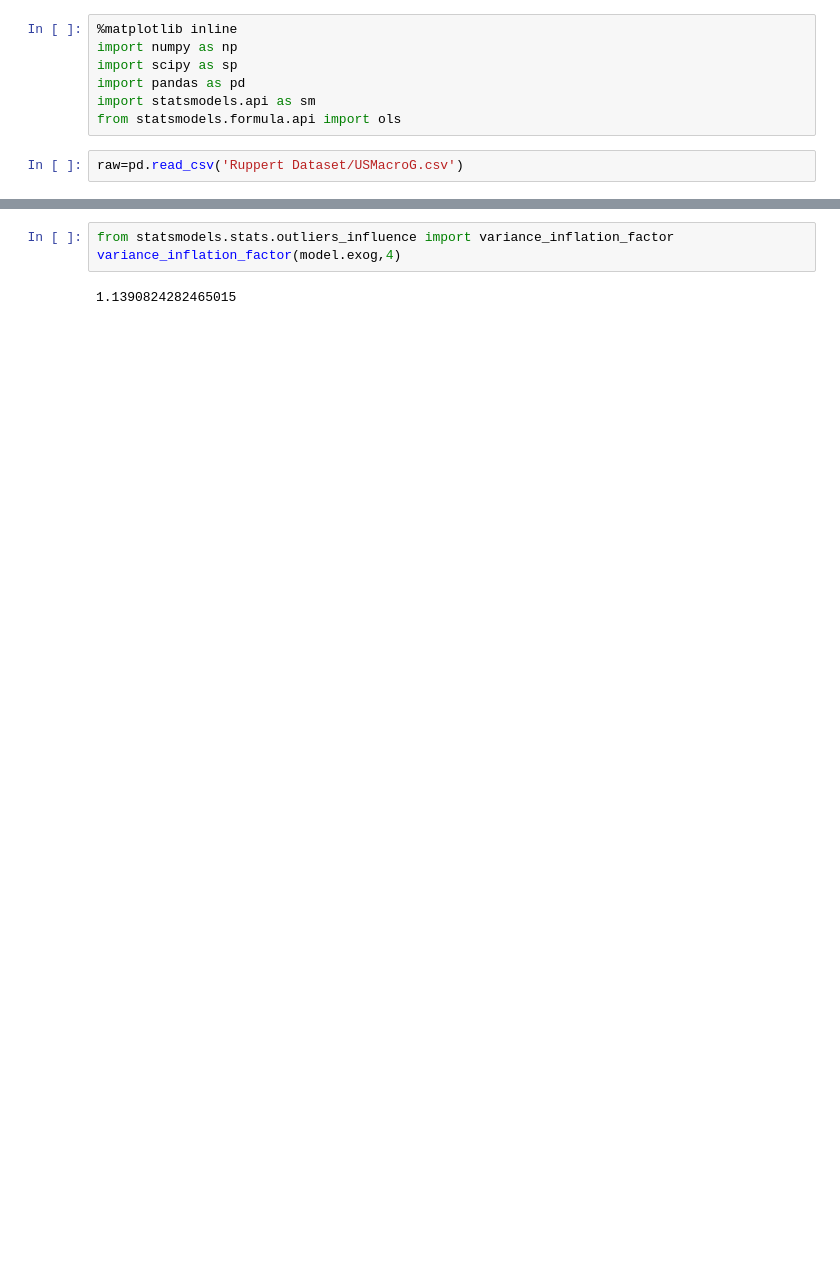
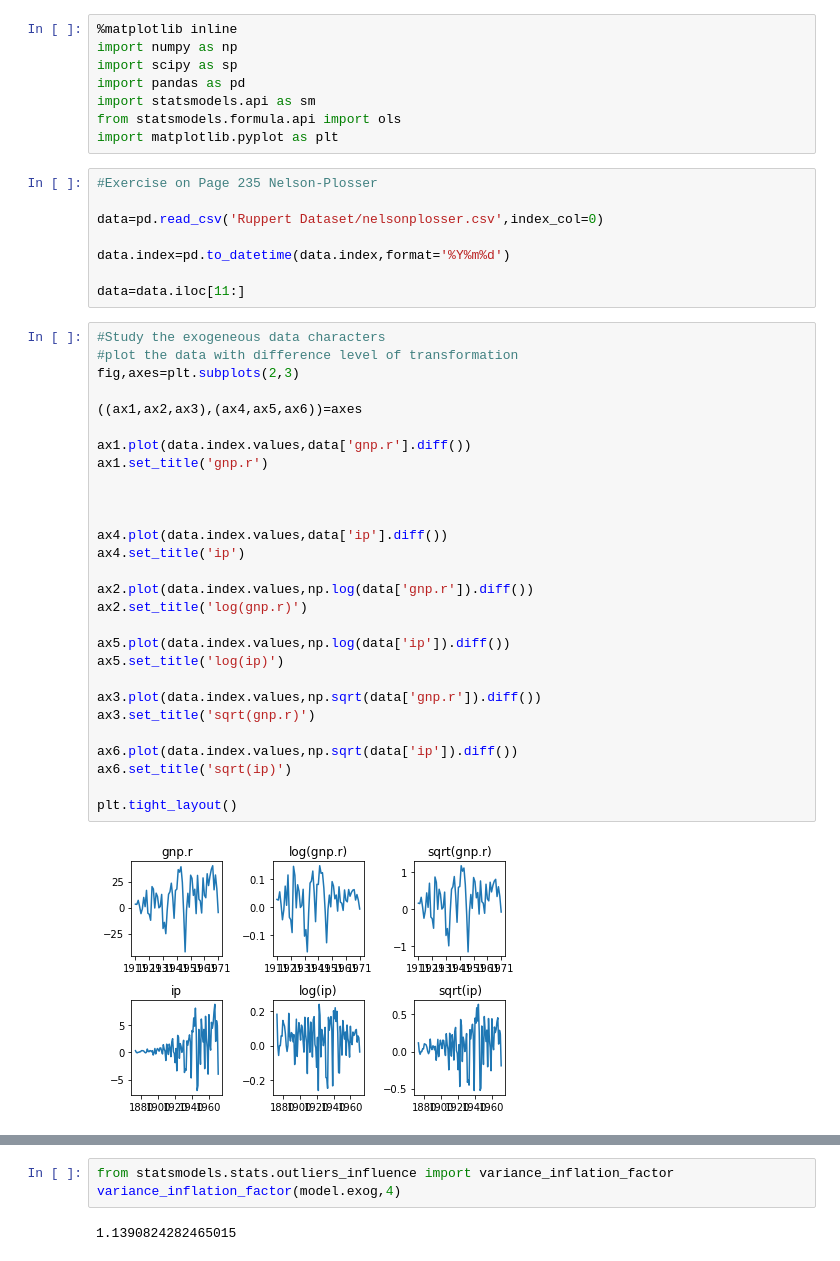
Before and after one commit to Russell-Ding/Ruppert-R-to-Python-Translate, a Jupyter notebook: Chapter 9 Exercise.ipynb, the cells around one changed output, grey strips where cells are left out. Cells and saved outputs as stored; diff of their text form; blank space fills up the shorter version.

```diff
--- a/Chapter 9 Exercise.ipynb
+++ b/Chapter 9 Exercise.ipynb
@@ -5,5 +5,42 @@ import scipy as sp
 import pandas as pd
 import statsmodels.api as sm
 from statsmodels.formula.api import ols
+import matplotlib.pyplot as plt
-# %%
-raw=pd.read_csv('Ruppert Dataset/USMacroG.csv')
+# %%
+#Exercise on Page 235 Nelson-Plosser
+
+data=pd.read_csv('Ruppert Dataset/nelsonplosser.csv',index_col=0)
+
+data.index=pd.to_datetime(data.index,format='%Y%m%d')
+
+data=data.iloc[11:]
+# %%
+#Study the exogeneous data characters
+#plot the data with difference level of transformation
+fig,axes=plt.subplots(2,3)
+
+((ax1,ax2,ax3),(ax4,ax5,ax6))=axes
+
+ax1.plot(data.index.values,data['gnp.r'].diff())
+ax1.set_title('gnp.r')
+
+
+
+ax4.plot(data.index.values,data['ip'].diff())
+ax4.set_title('ip')
+
+ax2.plot(data.index.values,np.log(data['gnp.r']).diff())
+ax2.set_title('log(gnp.r)')
+
+ax5.plot(data.index.values,np.log(data['ip']).diff())
+ax5.set_title('log(ip)')
+
+ax3.plot(data.index.values,np.sqrt(data['gnp.r']).diff())
+ax3.set_title('sqrt(gnp.r)')
+
+ax6.plot(data.index.values,np.sqrt(data['ip']).diff())
+ax6.set_title('sqrt(ip)')
+
+plt.tight_layout()
+# %% [output]
+[figure, added]
```
Also changed, not shown: parts of 34 cells of this notebook.
